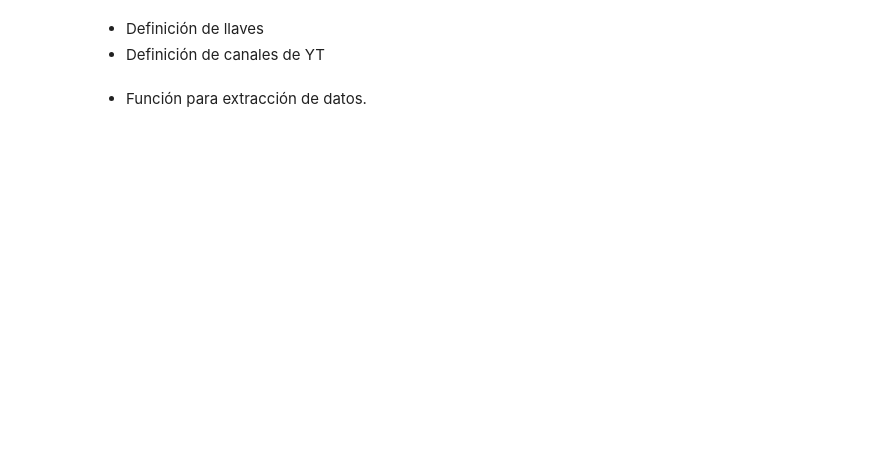
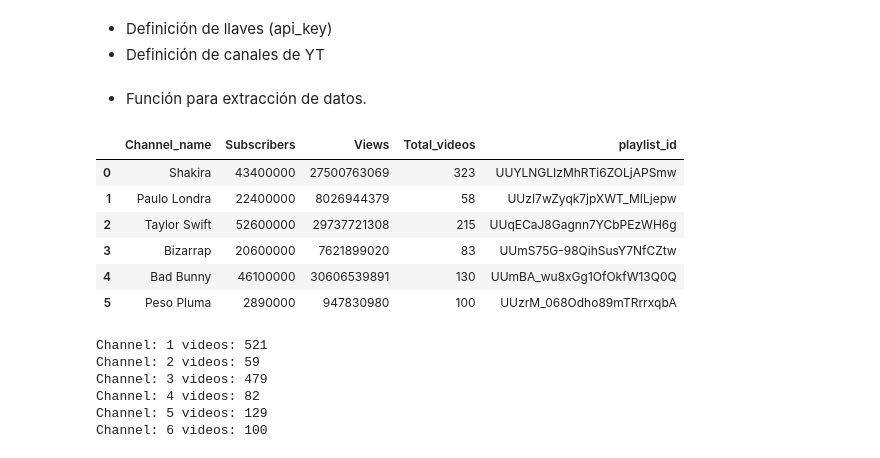
Before and after one commit to JonatanAlpirez/YT_Project, a Jupyter notebook: src/YT_Project.ipynb, the cells around one changed output. Drawn from its saved outputs; the diff is of its cells as text; code cells hidden in the pictures; blank space fills up the shorter version.

```diff
--- a/src/YT_Project.ipynb
+++ b/src/YT_Project.ipynb
@@ -4,6 +4,6 @@ import pandas as pd
 import seaborn as sns
 from IPython.display import JSON
 # %% [markdown]
-- Definición de llaves
+- Definición de llaves (api_key)
 - Definición de canales de YT
 # %%
@@ -26,0 +135,11 @@ youtube = build('youtube', 'v3', developerKey=api_key)
+# %%
+channel_data = get_channels_bassic_stats(youtube, channel_ids)
+channel_data
+# %% [output]
+|  | Channel_name | Subscribers | Views | Total_videos | playlist_id |
+| 0 | Shakira | 43400000 | 27500763069 | 323 | UUYLNGLIzMhRTi6ZOLjAPSmw |
+| 1 | Paulo Londra | 22400000 | 8026944379 | 58 | UUzI7wZyqk7jpXWT_MILjepw |
+| 2 | Taylor Swift | 52600000 | 29737721308 | 215 | UUqECaJ8Gagnn7YCbPEzWH6g |
+| 3 | Bizarrap | 20600000 | 7621899020 | 83 | UUmS75G-98QihSusY7NfCZtw |
+| 4 | Bad Bunny | 46100000 | 30606539891 | 130 | UUmBA_wu8xGg1OfOkfW13Q0Q |
+| 5 | Peso Pluma | 2890000 | 947830980 | 100 | UUzrM_068Odho89mTRrrxqbA |
@@ -26,0 +148,9 @@ youtube = build('youtube', 'v3', developerKey=api_key)
+# %%
+video_list = get_videos_ids(youtube, playlist)
+# %% [output]
+Channel: 1 videos: 521
+Channel: 2 videos: 59
+Channel: 3 videos: 479
+Channel: 4 videos: 82
+Channel: 5 videos: 129
+Channel: 6 videos: 100
```
Also changed, not shown: parts of 12 cells of this notebook, 2 other files.
